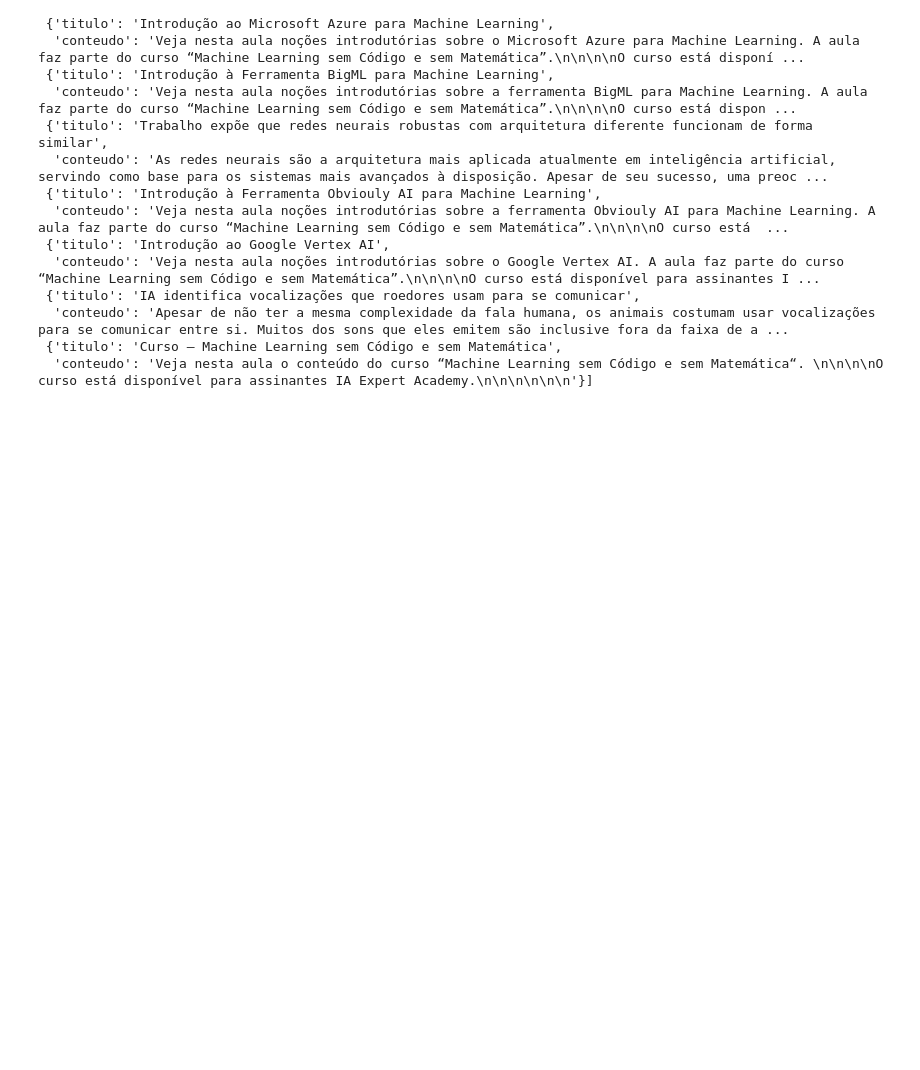
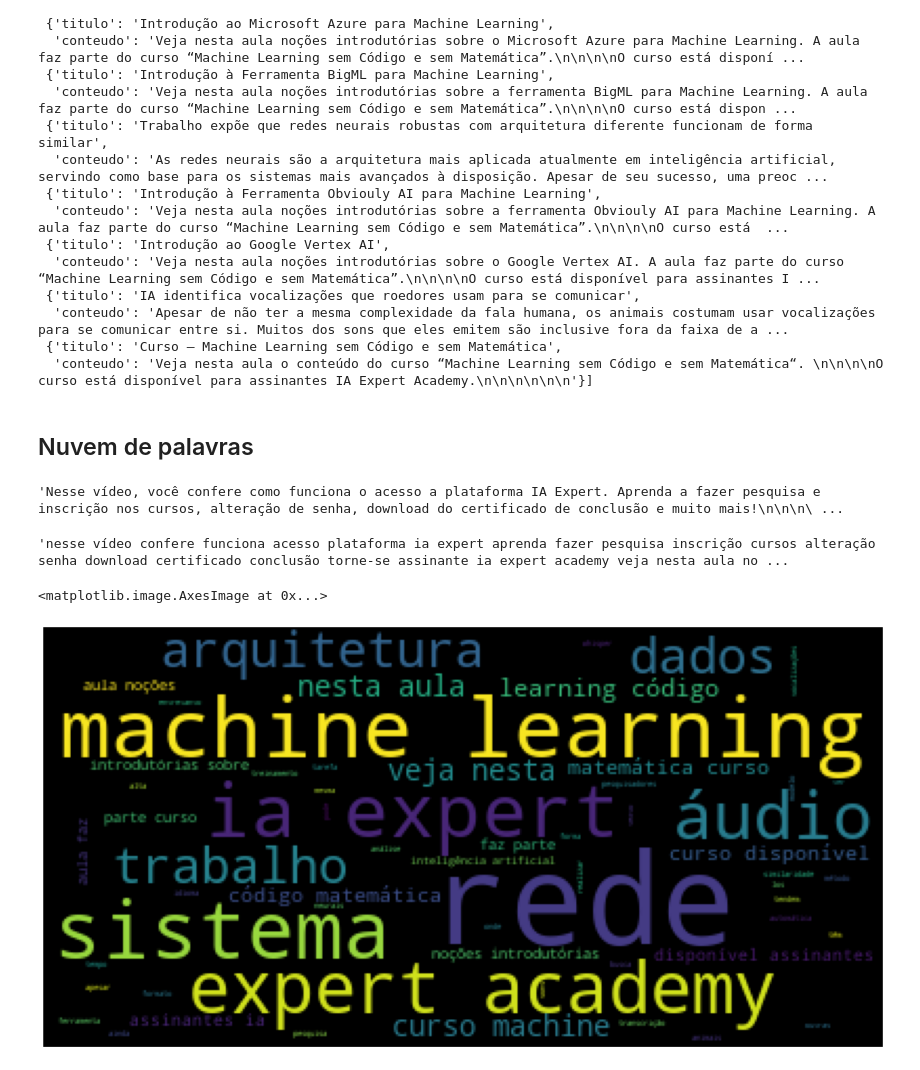
Before and after one commit to oliveiraprg/text-summarization-with-python, a Jupyter notebook: algoritimo_de_luhn.ipynb, the cells around one changed output. Saved outputs shown, nothing was run; the diff lists cells and outputs as text; code cells hidden in the pictures; blank space fills up the shorter version.

Commit message:
gerando nuvem de palavras

```diff
--- a/algoritimo_de_luhn.ipynb
+++ b/algoritimo_de_luhn.ipynb
@@ -39,6 +39,9 @@ texto_original = """A inteligência artificial é a inteligência similar à hum
 texto_original = re.sub(r'\s+', ' ', texto_original)
 # %%
 stop_words = nltk.corpus.stopwords.words('portuguese')
+# %%
+stop_words.append('ser')
+stop_words.append('além')
 # %%
 def pre_processamento(texto):
   texto_formatado = texto.lower()
@@ -339,3 +342,27 @@ artigos_blog
   'conteudo': 'Apesar de não ter a mesma complexidade da fala humana, os animais costumam usar vocalizações para se comunicar entre si. Muitos dos sons que eles emitem são inclusive fora da faixa de a ...
  {'titulo': 'Curso – Machine Learning sem Código e sem Matemática',
   'conteudo': 'Veja nesta aula o conteúdo do curso “Machine Learning sem Código e sem Matemática“. \n\n\n\nO curso está disponível para assinantes IA Expert Academy.\n\n\n\n\n\n'}]
+# %% [markdown]
+## Nuvem de palavras
+# %%
+conteudo_feed = ''
+for artigo in artigos_blog:
+  conteudo_feed += artigo['conteudo']
+# %%
+conteudo_feed
+# %% [output]
+'Nesse vídeo, você confere como funciona o acesso a plataforma IA Expert. Aprenda a fazer pesquisa e inscrição nos cursos, alteração de senha, download do certificado de conclusão e muito mais!\n\n\n\ ...
+# %%
+conteudo_feed_formatado = pre_processamento(conteudo_feed)
+conteudo_feed_formatado
+# %% [output]
+'nesse vídeo confere funciona acesso plataforma ia expert aprenda fazer pesquisa inscrição cursos alteração senha download certificado conclusão torne-se assinante ia expert academy veja nesta aula no ...
+# %%
+from wordcloud import WordCloud
+import matplotlib.pyplot as plt
+plt.figure(figsize=(20,20))
+plt.axis('off')
+plt.imshow(WordCloud().generate(conteudo_feed_formatado))
+# %% [output]
+<matplotlib.image.AxesImage at 0x...>
+[figure, added]
```
